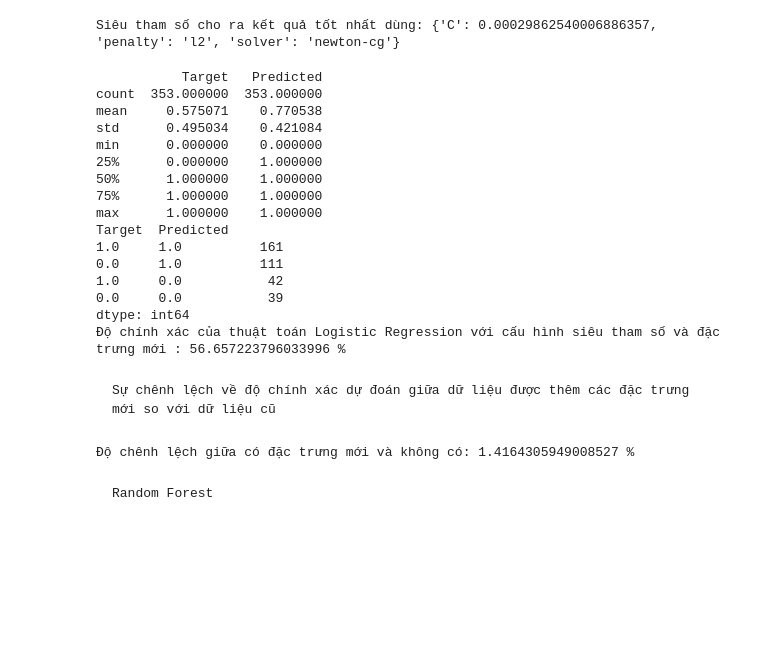
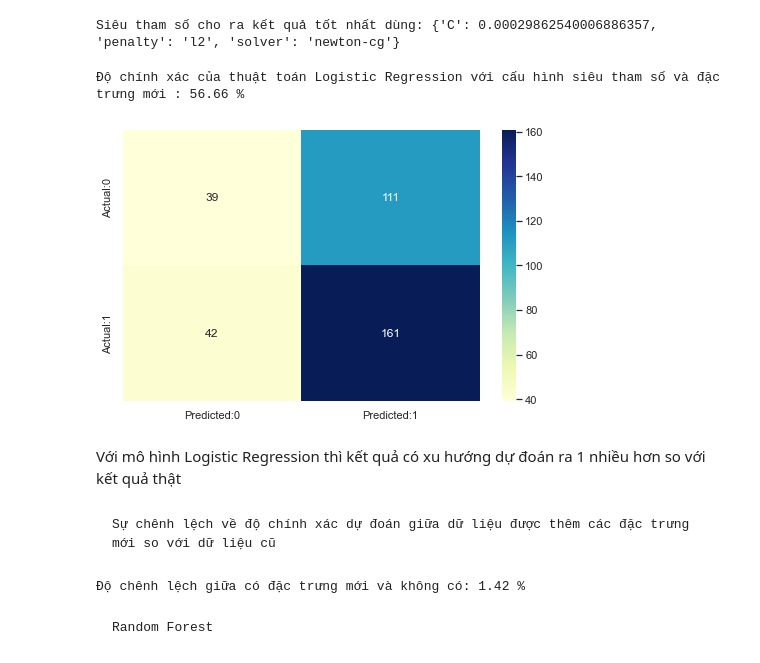
Before and after one commit to LeManhDuy/Data-Science-Stock-Price-Prediction, a Jupyter notebook: feature_engineering.ipynb, the cells around one changed output. Saved outputs shown, nothing was run; the diff lists cells and outputs as text; code cells hidden in the pictures; blank space fills up the shorter version.

```diff
--- a/feature_engineering.ipynb
+++ b/feature_engineering.ipynb
@@ -254,31 +240,19 @@ print('Siêu tham số cho ra kết quả tốt nhất dùng:',best_params_new)
 # %% [output]
 Siêu tham số cho ra kết quả tốt nhất dùng: {'C': 0.00029862540006886357, 'penalty': 'l2', 'solver': 'newton-cg'}
 # %%
-result_logistic_new = LogisticRegression_Hyperparameter(X_train_new, y_train_new,X_test_new,y_test_new,best_params_new)
+result_logistic_new = round(LogisticRegression_Hyperparameter(X_train_new, y_train_new,X_test_new,y_test_new,best_params_new),4)
 print("Độ chính xác của thuật toán Logistic Regression với cấu hình siêu tham số và đặc trưng mới :", result_logistic_new*100,'%')
 # %% [output]
-           Target   Predicted
-count  353.000000  353.000000
-mean     0.575071    0.770538
-std      0.495034    0.421084
-min      0.000000    0.000000
-25%      0.000000    1.000000
-50%      1.000000    1.000000
-75%      1.000000    1.000000
-max      1.000000    1.000000
-Target  Predicted
-1.0     1.0          161
-0.0     1.0          111
-1.0     0.0           42
-0.0     0.0           39
-dtype: int64
-Độ chính xác của thuật toán Logistic Regression với cấu hình siêu tham số và đặc trưng mới : 56.657223796033996 %
+Độ chính xác của thuật toán Logistic Regression với cấu hình siêu tham số và đặc trưng mới : 56.66 %
+[figure, added]
+# %% [markdown]
+Với mô hình Logistic Regression thì kết quả có xu hướng dự đoán ra 1 nhiều hơn so với kết quả thật
 # %% [markdown]
     Sự chênh lệch về độ chính xác dự đoán giữa dữ liệu được thêm các đặc trưng mới so với dữ liệu cũ
 # %%
-print("Độ chênh lệch giữa có đặc trưng mới và không có:",(result_logistic_new-result_logistic)*100,"%")
+print("Độ chênh lệch giữa có đặc trưng mới và không có:",round((result_logistic_new-result_logistic)*100,2),"%")
 # %% [output]
-Độ chênh lệch giữa có đặc trưng mới và không có: 1.4164305949008527 %
+Độ chênh lệch giữa có đặc trưng mới và không có: 1.42 %
 # %% [markdown]
     Random Forest
 # %% [markdown]
```
Also changed, not shown: parts of 7 cells of this notebook, 1 other file.
